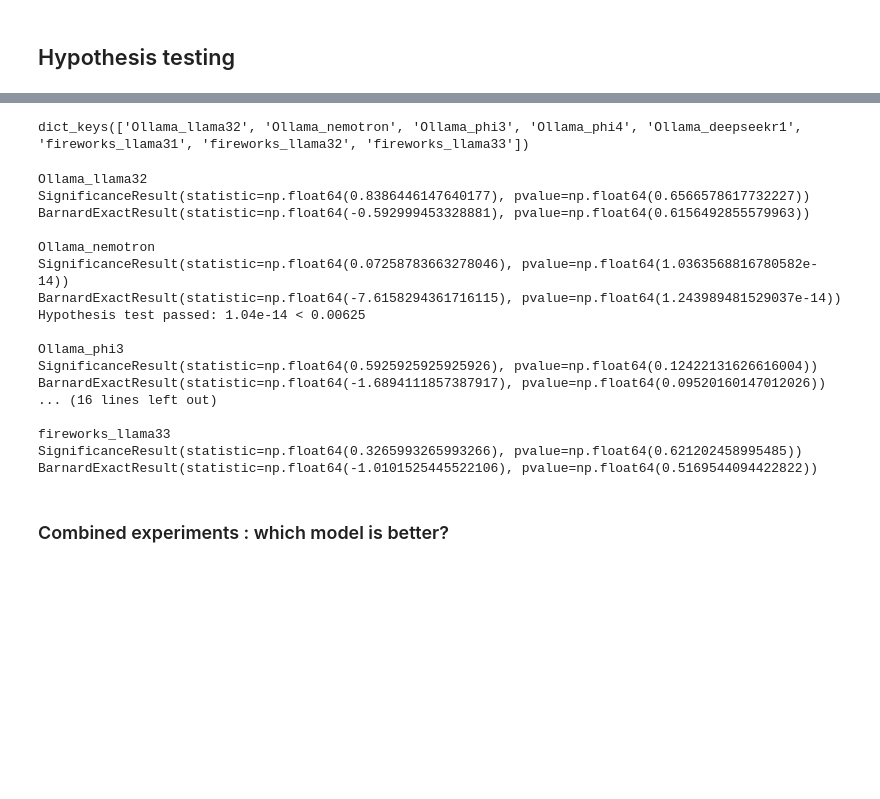
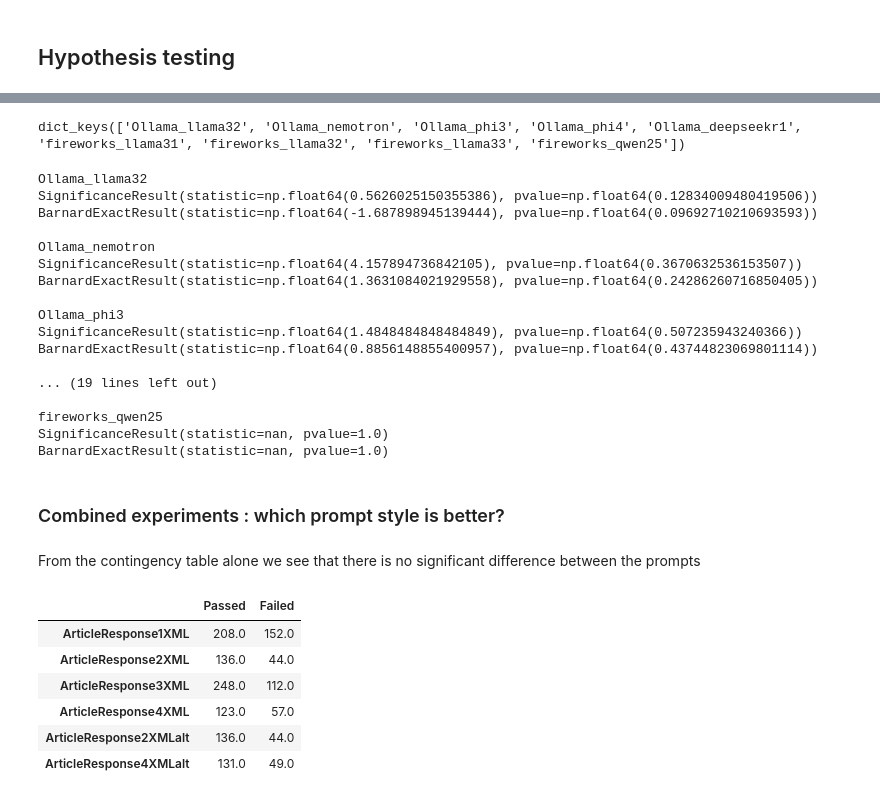
Before and after one commit to adocherty/mastering-structured-output, a Jupyter notebook: exp3-langchain-xml-output-evaluation.ipynb, the cells around one changed output, grey strips where cells are left out. Drawn from its saved outputs; the diff is of its cells as text; code cells hidden in the pictures; blank space fills up the shorter version.

```diff
--- a/exp3-langchain-xml-output-evaluation.ipynb
+++ b/exp3-langchain-xml-output-evaluation.ipynb
@@ -606,22 +677,21 @@ Hypothesis:
 # %%
-structure_support_by_model_sp.keys()
+structure_support_by_model_sys.keys()
 # %% [output]
-dict_keys(['Ollama_llama32', 'Ollama_nemotron', 'Ollama_phi3', 'Ollama_phi4', 'Ollama_deepseekr1', 'fireworks_llama31', 'fireworks_llama32', 'fireworks_llama33'])
+dict_keys(['Ollama_llama32', 'Ollama_nemotron', 'Ollama_phi3', 'Ollama_phi4', 'Ollama_deepseekr1', 'fireworks_llama31', 'fireworks_llama32', 'fireworks_llama33', 'fireworks_qwen25'])
 # %%
 from scipy import stats
 
 # Bonferroni correction
-n_tests = len(structure_support_by_model_sp.keys())
+model_list = structure_support_by_model_sys.keys()
+n_tests = len(model_list)
 alpha = 0.05 / n_tests
 
-
 experiments_list = {
-    "System Prompt": structure_support_by_model_sp,
-    "System + Reminder": structure_support_by_model_sprem,
-    # "User Prompt": structure_support_by_model_up,
+    "Standard": structure_support_by_model_sys,
+    "Encapsulated": structure_support_by_model_alt,
 }
 
-for model in structure_support_by_model_sp.keys():
+for model in model_list:
 
     contingency_table = {}
     for name, ss_results in experiments_list.items():
@@ -642,52 +712,54 @@ for model in structure_support_by_model_sp.keys():
         print(f"Hypothesis test passed: {sf.pvalue:.3g} < {alpha:.3g}")
 # %% [output]
 Ollama_llama32
-SignificanceResult(statistic=np.float64(0.8386446147640177), pvalue=np.float64(0.6566578617732227))
-BarnardExactResult(statistic=np.float64(-0.592999453328881), pvalue=np.float64(0.6156492855579963))
+SignificanceResult(statistic=np.float64(0.5626025150355386), pvalue=np.float64(0.12834009480419506))
+BarnardExactResult(statistic=np.float64(-1.687898945139444), pvalue=np.float64(0.09692710210693593))
 
 Ollama_nemotron
-SignificanceResult(statistic=np.float64(0.07258783663278046), pvalue=np.float64(1.0363568816780582e-14))
-BarnardExactResult(statistic=np.float64(-7.6158294361716115), pvalue=np.float64(1.243989481529037e-14))
-Hypothesis test passed: 1.04e-14 < 0.00625
+SignificanceResult(statistic=np.float64(4.157894736842105), pvalue=np.float64(0.3670632536153507))
+BarnardExactResult(statistic=np.float64(1.3631084021929558), pvalue=np.float64(0.24286260716850405))
 
 Ollama_phi3
-SignificanceResult(statistic=np.float64(0.5925925925925926), pvalue=np.float64(0.12422131626616004))
-BarnardExactResult(statistic=np.float64(-1.6894111857387917), pvalue=np.float64(0.09520160147012026))
-... (16 lines left out)
+SignificanceResult(statistic=np.float64(1.4848484848484849), pvalue=np.float64(0.507235943240366))
+BarnardExactResult(statistic=np.float64(0.8856148855400957), pvalue=np.float64(0.43744823069801114))
 
-fireworks_llama33
-SignificanceResult(statistic=np.float64(0.3265993265993266), pvalue=np.float64(0.621202458995485))
-BarnardExactResult(statistic=np.float64(-1.0101525445522106), pvalue=np.float64(0.5169544094422822))
+... (19 lines left out)
+
+fireworks_qwen25
+SignificanceResult(statistic=nan, pvalue=1.0)
+BarnardExactResult(statistic=nan, pvalue=1.0)
 # %% [markdown]
-### Combined experiments : which model is better?
+### Combined experiments : which prompt style is better?
 # %%
 from scipy import stats
 
-# Bonferroni correction
-n_tests = len(structure_support_by_model_sp.keys())
-alpha = 0.05 / n_tests
-
-
-experiments_list = {
-    "System Prompt": structure_support_by_model_sp,
-    "System + Reminder": structure_support_by_model_sprem,
-    "User Prompt": structure_support_by_model_up,
-}
+model_list = structure_support_by_model_sys.keys()
 
 contingency_table = {}
-for model in structure_support_by_model_sp.keys():
-
-    num_true = 0
-    num_total = 0
+for model in model_list:
     for name, ss_results in experiments_list.items():
         for tname in ss_results[model].keys():
-            # if tname == "ArticleResponse1XML":
-            #     continue
-            num_true += ss_results[model][tname]["valid"] * len(questions)
-            num_total += len(questions)
+            contingency_table[tname] = contingency_table.get(
+                tname, {"Passed": 0, "Failed": 0}
+            )
+            num_true = ss_results[model][tname]["valid"] * len(questions)
+            num_total = len(questions)
 
-    contingency_table[model] = {"Passed": num_true, "Failed": num_total - num_true}
+            contingency_table[tname]["Passed"] += num_true
+            contingency_table[tname]["Failed"] += num_total - num_true
 
 ct = pd.DataFrame.from_dict(contingency_table, orient="index")
+# %% [markdown]
+From the contingency table alone we see that there is no significant difference between the prompts
+# %%
+ct
+# %% [output]
+|  | Passed | Failed |
+| ArticleResponse1XML | 208.0 | 152.0 |
+| ArticleResponse2XML | 136.0 | 44.0 |
+| ArticleResponse3XML | 248.0 | 112.0 |
+| ArticleResponse4XML | 123.0 | 57.0 |
+| ArticleResponse2XMLalt | 136.0 | 44.0 |
+| ArticleResponse4XMLalt | 131.0 | 49.0 |
 # %%
 # Chi-Squared Test for multiple groups
```
Also changed, not shown: parts of 31 cells of this notebook, 4 other files.
